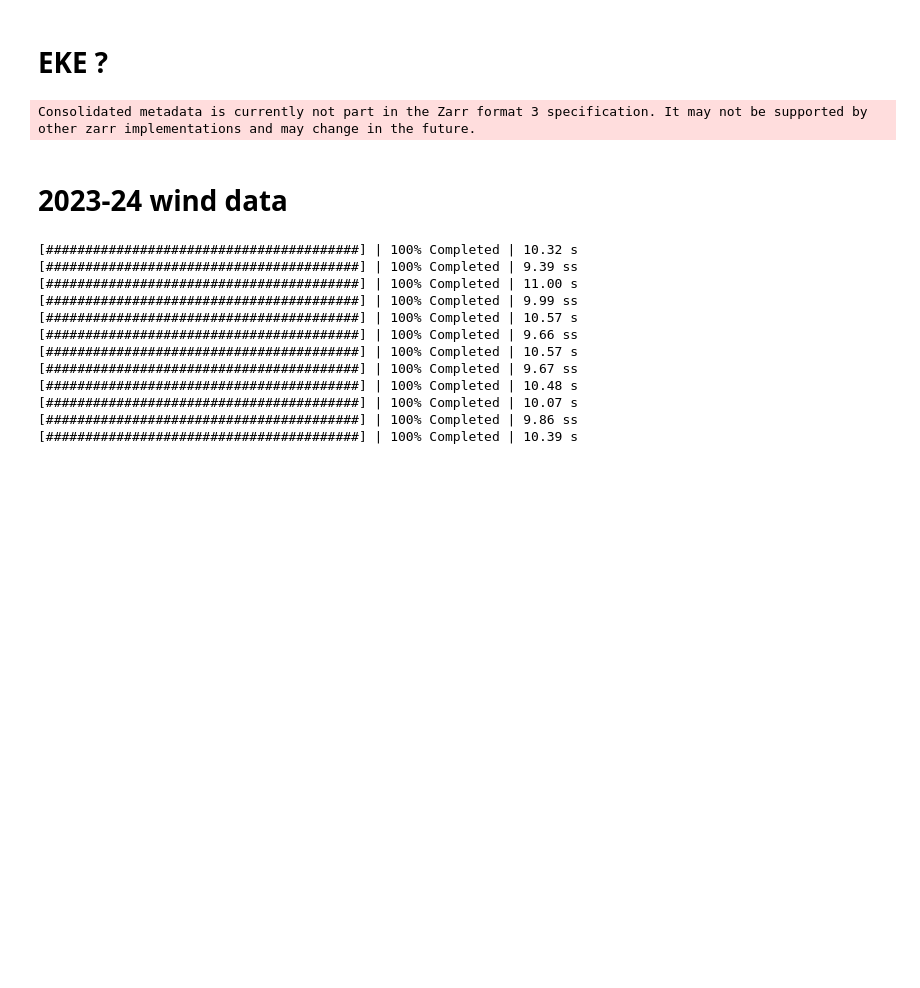
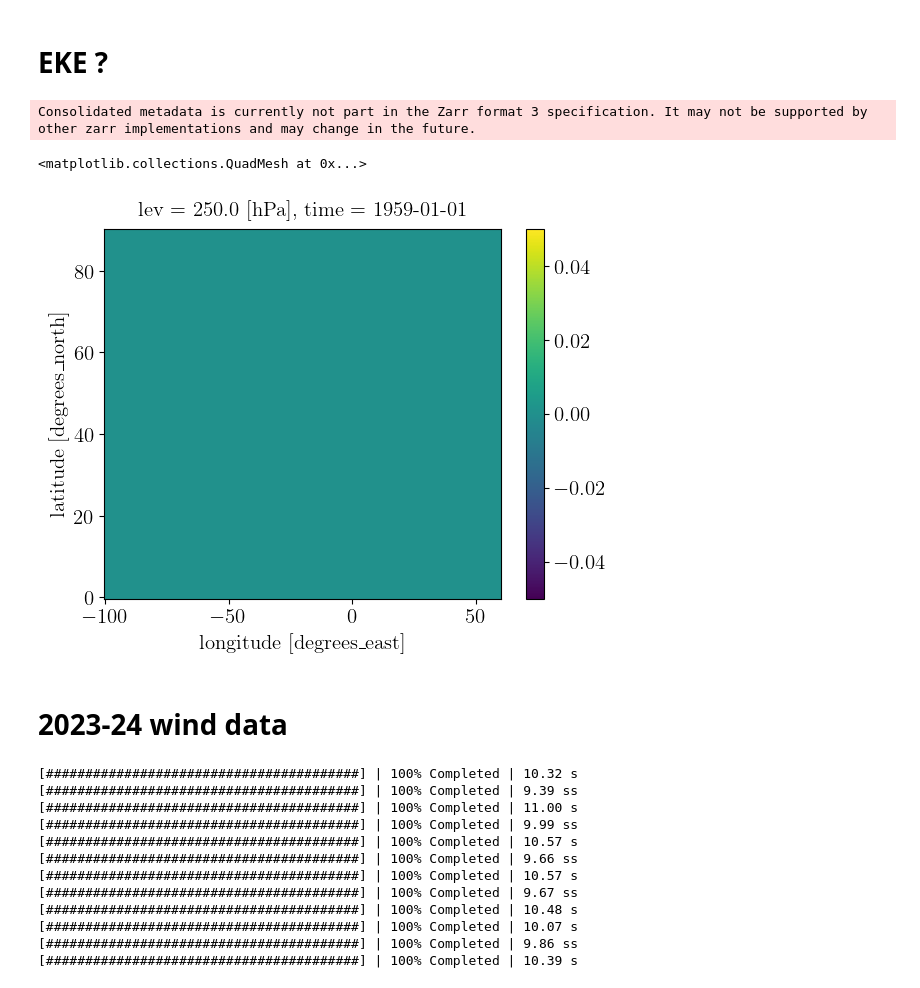
Before and after one commit to hbanderier/persistent-extremes-era5, a Jupyter notebook: Playgrounds/data_stuff.ipynb, the cells around one changed output. Cells and saved outputs as stored; diff of their text form; code cells hidden in the pictures; blank space fills up the shorter version.

```diff
--- a/Playgrounds/data_stuff.ipynb
+++ b/Playgrounds/data_stuff.ipynb
@@ -220,5 +214,16 @@ compute(res, progress=True)
 # %% [output]
 Consolidated metadata is currently not part in the Zarr format 3 specification. It may not be supported by other zarr implementations and may change in the future.
+# %%
+basepath = Path("/storage/workspaces/giub_meteo_impacts/ci01/ERA5/plev/uv/6H/results")
+uv1 = xr.open_dataset(basepath.joinpath("Eddy_uv_natl_6days.zarr"), engine="zarr")
+# uv2 = xr.open_dataset(basepath.joinpath("Eddy_uv_natl_30days.zarr"), engine="zarr")
+uv1_ = uv1.isel(time=0, lev=0)
+# uv2_ = coarsen_da(uv2.isel(time=0, lev=0), 5)
+# %%
+(uv1_["EKE"] - 0.5 * (uv1_["up"] ** 2 + uv1_["vp"] ** 2)).plot()
+# %% [output]
+<matplotlib.collections.QuadMesh at 0x...>
+[figure, added]
 # %% [markdown]
 # 2023-24 wind data
 # %%
```
Also changed, not shown: parts of 14 cells of this notebook, 6 other files.
